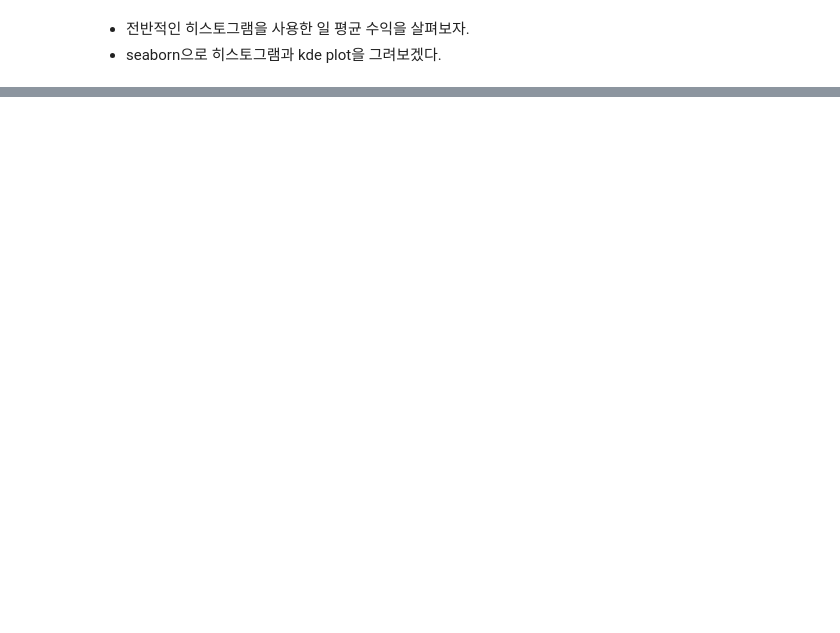
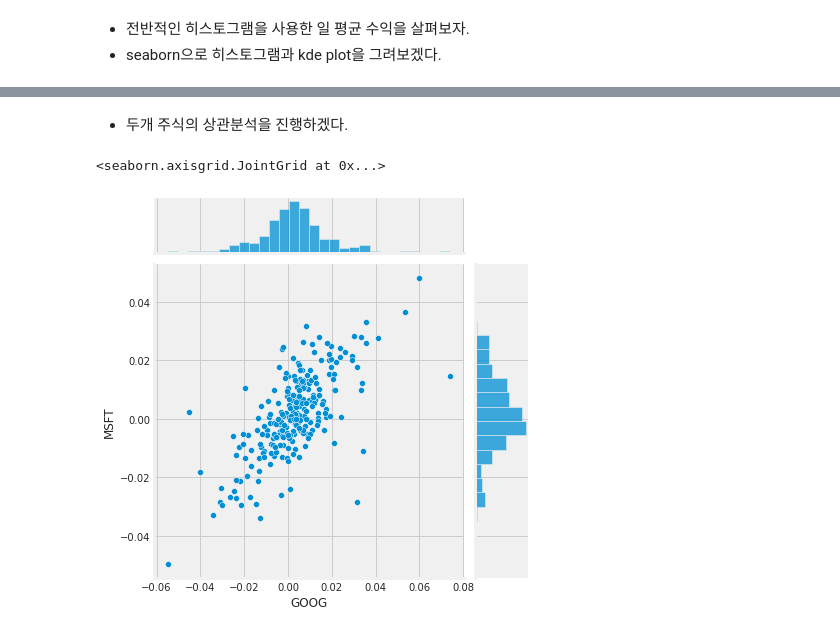
Before and after one commit to analyst-rhie/Kaggle, a Jupyter notebook: Stock_Market_Analysis.ipynb, the cells around one changed output, grey strips where cells are left out. Saved outputs shown, nothing was run; the diff lists cells and outputs as text; code cells hidden in the pictures; blank space fills up the shorter version.

```diff
--- a/Stock_Market_Analysis.ipynb
+++ b/Stock_Market_Analysis.ipynb
@@ -249,0 +278,5 @@ NameError: ignored
+# %%
+#모든 종가 가격만 가져오기
+
+closing_df = pdr.get_data_yahoo(tech_list, start=start, end=end)['Adj Close']
+closing_df.head()
@@ -249,0 +294,3 @@ NameError: ignored
+# %%
+tech_rets = closing_df.pct_change()
+tech_rets.head()
@@ -249,0 +305,7 @@ NameError: ignored
+# %% [markdown]
+* 두개 주식의 상관분석을 진행하겠다.
+# %%
+sns.jointplot('GOOG','MSFT', tech_rets, kind='scatter')
+# %% [output]
+<seaborn.axisgrid.JointGrid at 0x...>
+[figure, added]
```
Also changed, not shown: parts of 34 cells of this notebook.
